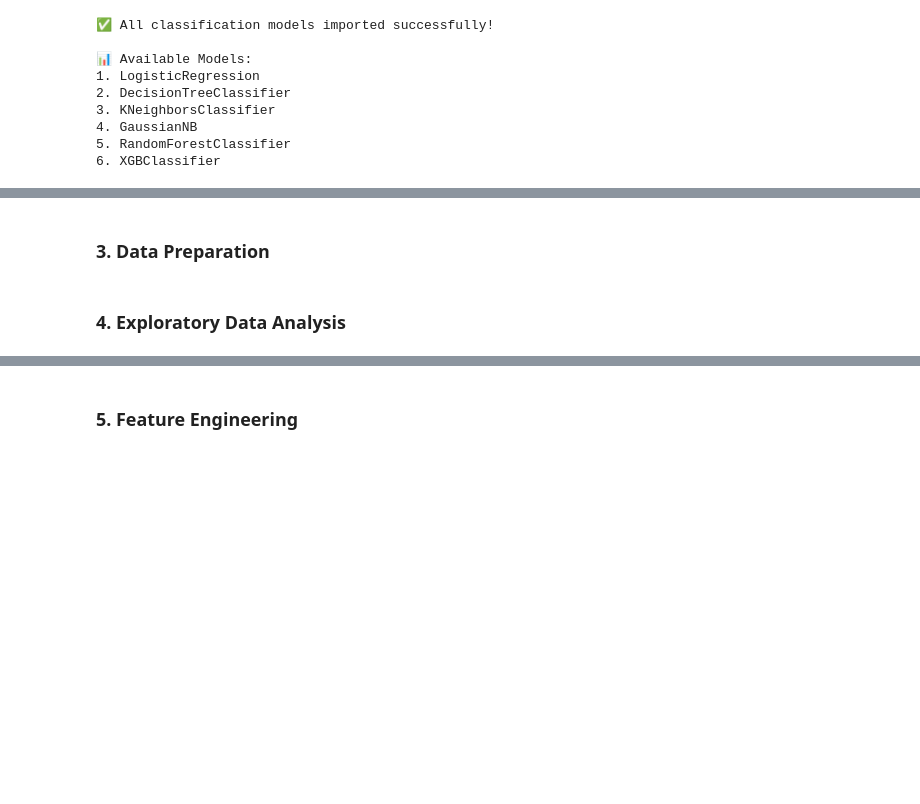
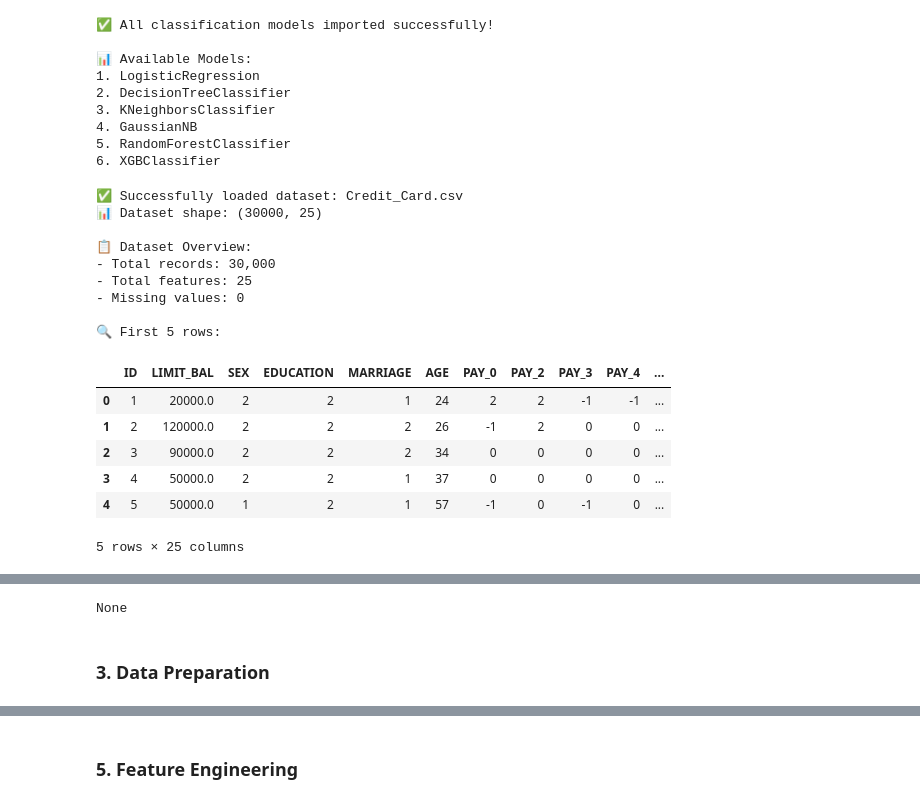
Before and after one commit to sureshbabuveluswamy/Credit-Card-Default, a Jupyter notebook: credit-card-Default.ipynb, the cells around one changed output, grey strips where cells are left out. Cells and saved outputs as stored; diff of their text form; code cells hidden in the pictures; blank space fills up the shorter version.

```diff
--- a/credit-card-Default.ipynb
+++ b/credit-card-Default.ipynb
@@ -71,4 +71,68 @@ from math import pi
 5. RandomForestClassifier
 6. XGBClassifier
 # %%
-#2.4 Load the dataset
+# 2.4 Load the dataset from GitHub
+
+# GitHub repository URL for the dataset
+github_url = "https://raw.githubusercontent.com/sureshbabuveluswamy/Credit-Card-Default/main/Dataset/"
+
+# Load the dataset
+try:
+    # Try to load the main dataset file (common naming patterns)
+    dataset_files = [
+        "Credit_Card.csv"
+    ]
+
+    dataset_loaded = False
+    for filename in dataset_files:
+        try:
+            url = github_url + filename
+            df = pd.read_csv(url)
+            print(f"✅ Successfully loaded dataset: {filename}")
+            print(f"📊 Dataset shape: {df.shape}")
+            dataset_loaded = True
+            break
+        except:
+            continue
+
+    if not dataset_loaded:
+        # If none of the expected files work, let's check what's available
+        print("🔍 Checking available files in repository...")
+        print("Please verify the exact filename in the GitHub repository")
+        print("Repository: https://github.com/sureshbabuveluswamy/Credit-Card-Default/tree/main/Dataset")
+
+except Exception as e:
+    print(f"❌ Error loading dataset: {e}")
+    print("📝 Please check the GitHub repository and verify the dataset file path")
+
+# Display dataset info if loaded successfully
+if 'df' in locals():
+    print("\n📋 Dataset Overview:")
+    print(f"- Total records: {df.shape[0]:,}")
+    print(f"- Total features: {df.shape[1]}")
+    print(f"- Missing values: {df.isnull().sum().sum()}")
+
+    # Display first few rows
+    print("\n🔍 First 5 rows:")
+    display(df.head())
+
+    # Display column information
+    print("\n📊 Column Information:")
+    display(df.info())
+# %% [output]
+✅ Successfully loaded dataset: Credit_Card.csv
+📊 Dataset shape: (30000, 25)
+
+📋 Dataset Overview:
+- Total records: 30,000
+- Total features: 25
+- Missing values: 0
+
+🔍 First 5 rows:
+|  | ID | LIMIT_BAL | SEX | EDUCATION | MARRIAGE | AGE | PAY_0 | PAY_2 | PAY_3 | PAY_4 | ... |
+| 0 | 1 | 20000.0 | 2 | 2 | 1 | 24 | 2 | 2 | -1 | -1 | ... |
+| 1 | 2 | 120000.0 | 2 | 2 | 2 | 26 | -1 | 2 | 0 | 0 | ... |
+| 2 | 3 | 90000.0 | 2 | 2 | 2 | 34 | 0 | 0 | 0 | 0 | ... |
+| 3 | 4 | 50000.0 | 2 | 2 | 1 | 37 | 0 | 0 | 0 | 0 | ... |
+| 4 | 5 | 50000.0 | 1 | 2 | 1 | 57 | -1 | 0 | -1 | 0 | ... |
+5 rows × 25 columns
@@ -75,4 +156,3 @@ from math import pi
+None
 # %% [markdown]
 ### 3. **Data Preparation**
-# %% [markdown]
-### 4. **Exploratory Data Analysis**
```
Also changed, not shown: parts of 13 cells of this notebook, 1 other file.
